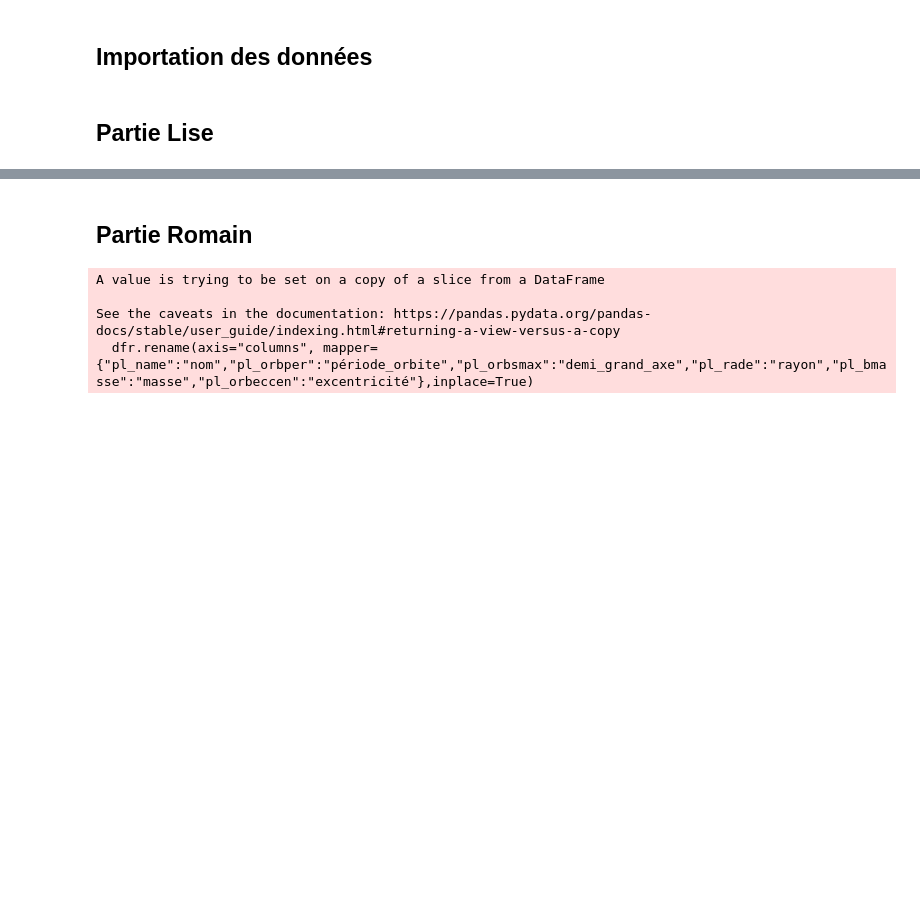
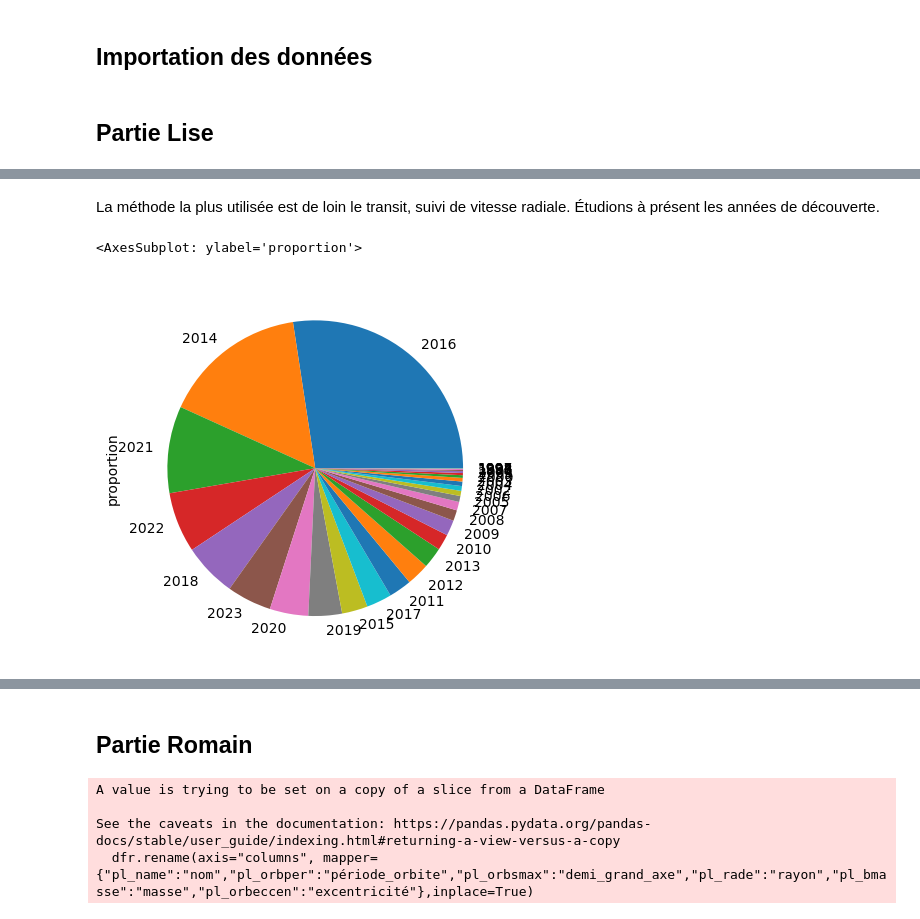
Before and after one commit to camilleprig/pe-hackathon, a Jupyter notebook: code.ipynb, the cells around one changed output, grey strips where cells are left out. Saved outputs shown, nothing was run; the diff lists cells and outputs as text; code cells hidden in the pictures; blank space fills up the shorter version.

```diff
--- a/code.ipynb
+++ b/code.ipynb
@@ -15,0 +34,8 @@ dfl = df
+# %% [markdown]
+La méthode la plus utilisée est de loin le transit, suivi de vitesse radiale.
+Étudions à présent les années de découverte.
+# %%
+dfl2["disc_year"].value_counts(normalize = True).plot(kind = "pie")
+# %% [output]
+<AxesSubplot: ylabel='proportion'>
+[figure, added]
```
Also changed, not shown: parts of 10 cells of this notebook.
